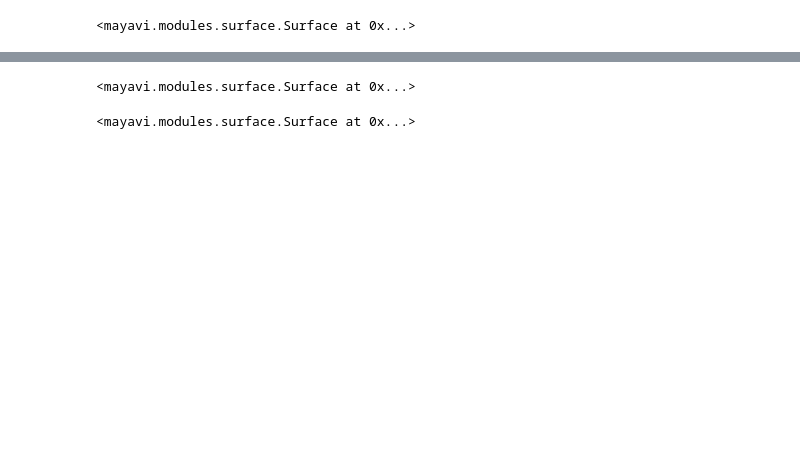
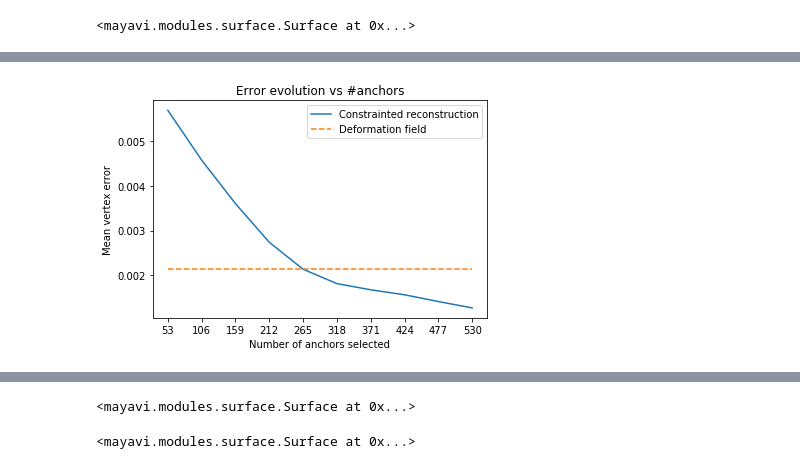
Before and after one commit to ChristopheEcabert/ntds_2017, a Jupyter notebook: projects/project_deformation.ipynb, the cells around one changed output, grey strips where cells are left out. Drawn from its saved outputs; the diff is of its cells as text; code cells hidden in the pictures; blank space fills up the shorter version.

Commit message:
CHG: Update project deformation part

```diff
--- a/projects/project_deformation.ipynb
+++ b/projects/project_deformation.ipynb
@@ -142,16 +172,6 @@ trimesh_xt_estm
 # %%
-# Define only anchors around the lips
+# Reuse the same anchors for fare comparison, comparison with subset will be conducted below
 anchorsIdx = anchors
-anchorsIdx = [1089, 1054, 1148, 1322, 497, 511, 3865,
-              477, 9053,1902,6754,9175,6764,1917,2744,8043,2514, #Chin
-              10892, 4367, 7330, 9456,
-              703, 4293, 7187, 2128, # Eyebrows
-              323, 9397, 8972,1748, # Nose
-              10308, 3237, 3205, 6081, 6091,6124,8832, 6611, 1827, 3582, 402, 3584, # Mouth region
-              3271, 10313, 8808, 8825, 6159, 8842, 8809, 10326,# Inner
-              5586, 5601,11482,10039, #Neck
-              3003, 5339, 8290, 5331, 8458, # Top head
-              5550, 6801, 10543, 6714] # Cheeks
 anchors_pts = mesh_xt.vertex[anchorsIdx, :]
 # Deform
 estm_xt = deform_mesh(mesh_xs, anchors_pts, anchorsIdx, 1.0)
@@ -170,0 +193,19 @@ trimesh_xt_estm
+# %%
+# Analyse error with respect to the number of anchor points selected. What happen if we take only a subset of
+# the original anchor set ?
+err_step = []
+estm_step = []
+n_step = 11
+for k in range(1, n_step):
+    idx = np.random.permutation(anchors)
+    n_idx = k * int(len(anchors) / n_step)
+    anchorsIdx = idx[0:n_idx]
+    anchors_pts = mesh_xt.vertex[anchorsIdx, :]
+    # Deform
+    estm_xt = deform_mesh(mesh_xs, anchors_pts, anchorsIdx, 1.0)
+    estm_step.append(estm_xt)
+    # Error
+    err = np.linalg.norm(estm_xt - mesh_xt.vertex, axis=1)
+    e = np.mean(err)
+    print('Mean error: %f, for %d anchors' % (e, len(anchorsIdx)))
+    err_step.append(e)
@@ -170,0 +223,16 @@ trimesh_xt_estm
+# %%
+# Error comparisons
+plt.plot(err_step)
+plt.title('Error evolution vs #anchors')
+plt.ylabel('Mean vertex error')
+plt.xlabel('Number of anchors selected')
+x = [k * int(len(anchors) / n_step) for k in range(1, n_step)]
+xi = [k for k in range(0, n_step - 1)]
+plt.xticks(xi, x)
+# Deformation field
+plt.plot([0, xi[-1]],[e_def, e_def], '--')
+# Legend
+plt.legend(['Constrainted reconstruction', 'Deformation field'])
+plt.show()
+# %% [output]
+[figure, added]
```
Also changed, not shown: parts of 20 cells of this notebook, 1 other file.
